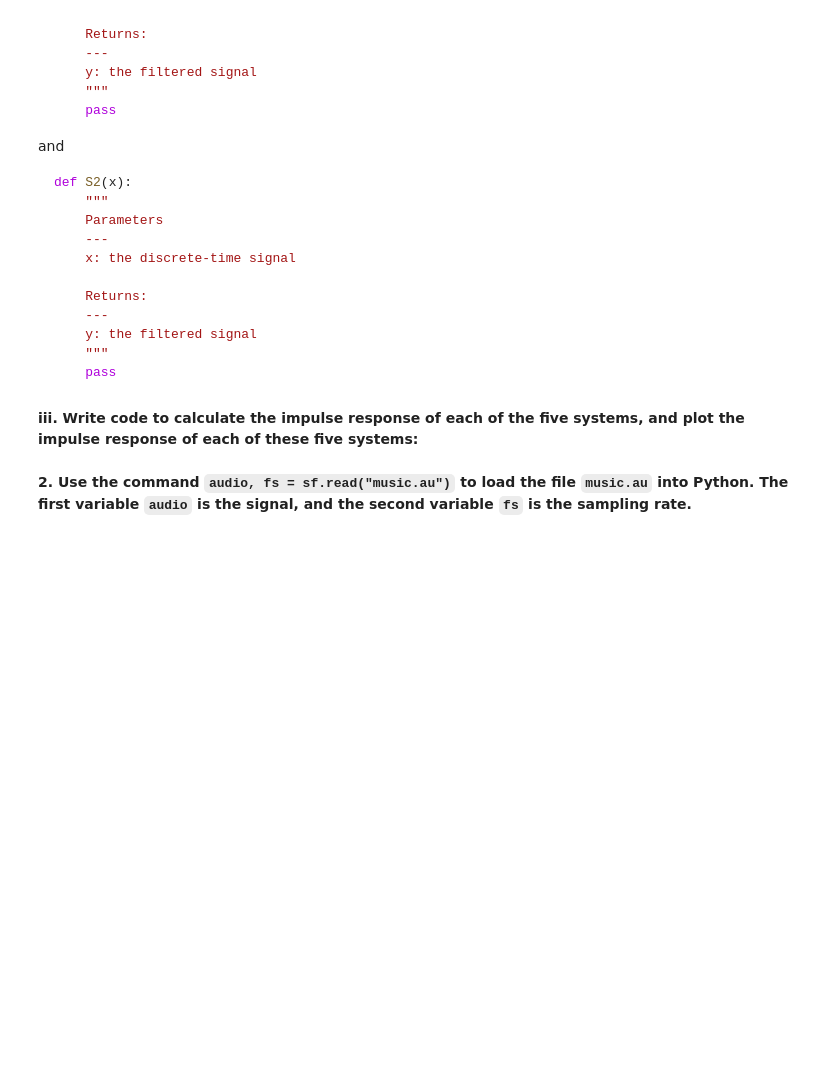
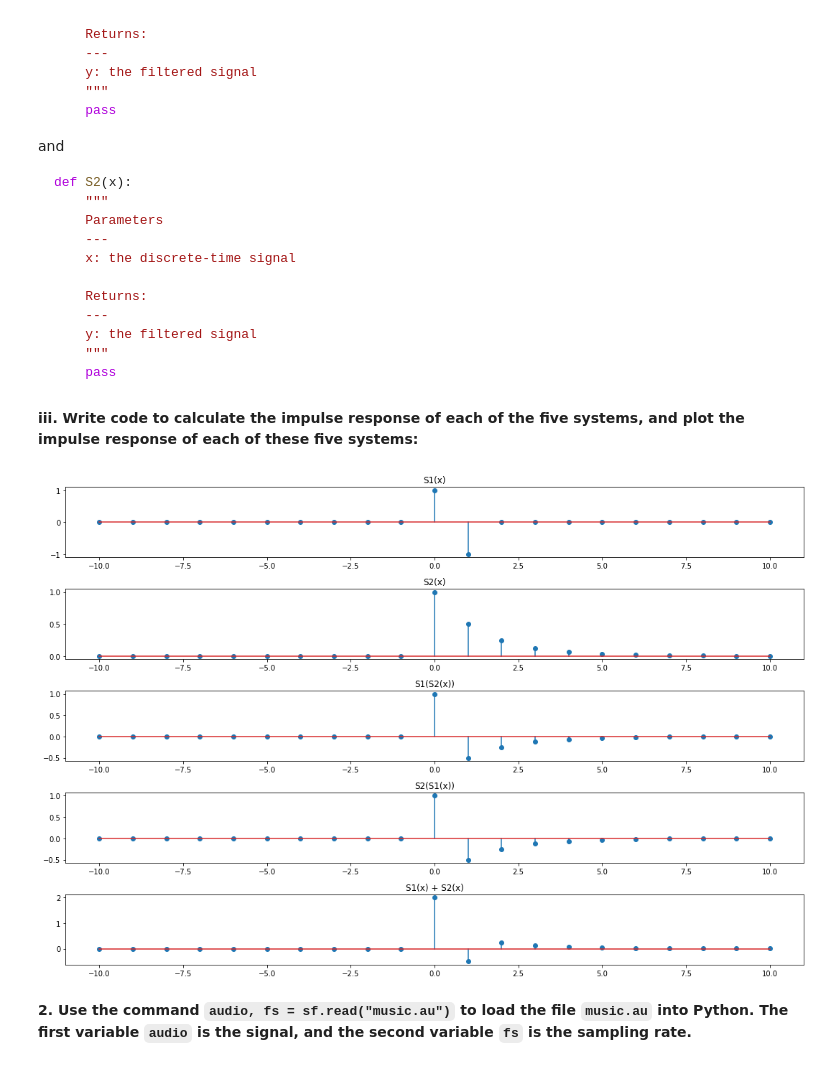
Before and after one commit to JustinWang781/438-Lab02, a Jupyter notebook: lab02_report.ipynb, the cells around one changed output. Saved outputs shown, nothing was run; the diff lists cells and outputs as text; code cells hidden in the pictures; blank space fills up the shorter version.

````diff
--- a/lab02_report.ipynb
+++ b/lab02_report.ipynb
@@ -138,2 +148,21 @@ def S2(x):
+# %%
+# write your code here
+def S1(x):
+  y = np.zeros(len(x))
+  y[0] = x[0]
+
+  for i in range(1, len(x)):
+    y[i] = x[i] - x[i-1]
+
+  return y
+
+def S2(x):
+  y = np.zeros(len(x))
+  y[0] = x[0]
+
+  for i in range(1, len(x)):
+    y[i] = x[i] + 0.5 * y[i-1]
+
+  return y
 # %% [markdown]
 **iii. Write code to calculate the impulse response of each of the five systems, and plot the impulse response of each of these five systems:**
@@ -142,2 +169,27 @@ def S2(x):
+# %%
+# write your code here
+n = np.arange(-10,10+1,1)
+d = (n==0).astype(float)
+ir_1 = S1(d)
+ir_2 = S2(d)
+ir_3 = S1(S2(d))
+ir_4 = S2(S1(d))
+ir_5 = S1(d) + S2(d)
+
+fig, axs = plt.subplots(5,figsize=(15,10))
+axs[0].stem(n,ir_1)
+axs[0].set_title("S1(x)")
+axs[1].stem(n,ir_2)
+axs[1].set_title("S2(x)")
+axs[2].stem(n,ir_3)
+axs[2].set_title("S1(S2(x))")
+axs[3].stem(n,ir_4)
+axs[3].set_title("S2(S1(x))")
+axs[4].stem(n,ir_5)
+axs[4].set_title("S1(x) + S2(x)")
+
+fig.tight_layout()
+# %% [output]
+[figure, added]
 # %% [markdown]
 **2. Use the command ```audio, fs = sf.read("music.au")``` to load the file ```music.au``` into Python. The first variable ```audio``` is the signal, and the second variable ```fs``` is the sampling rate.**
````
Also changed, not shown: parts of 19 cells of this notebook.
